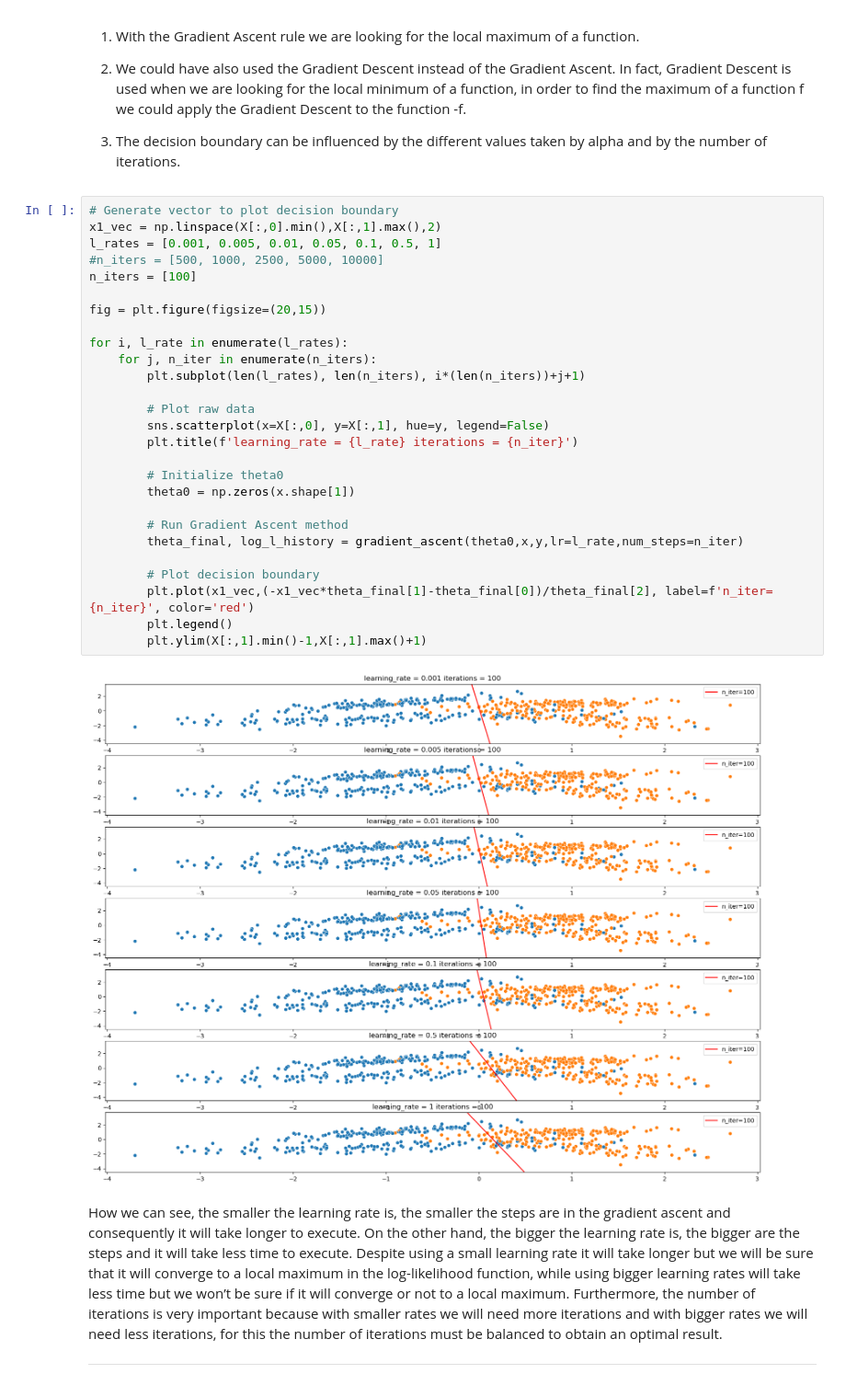
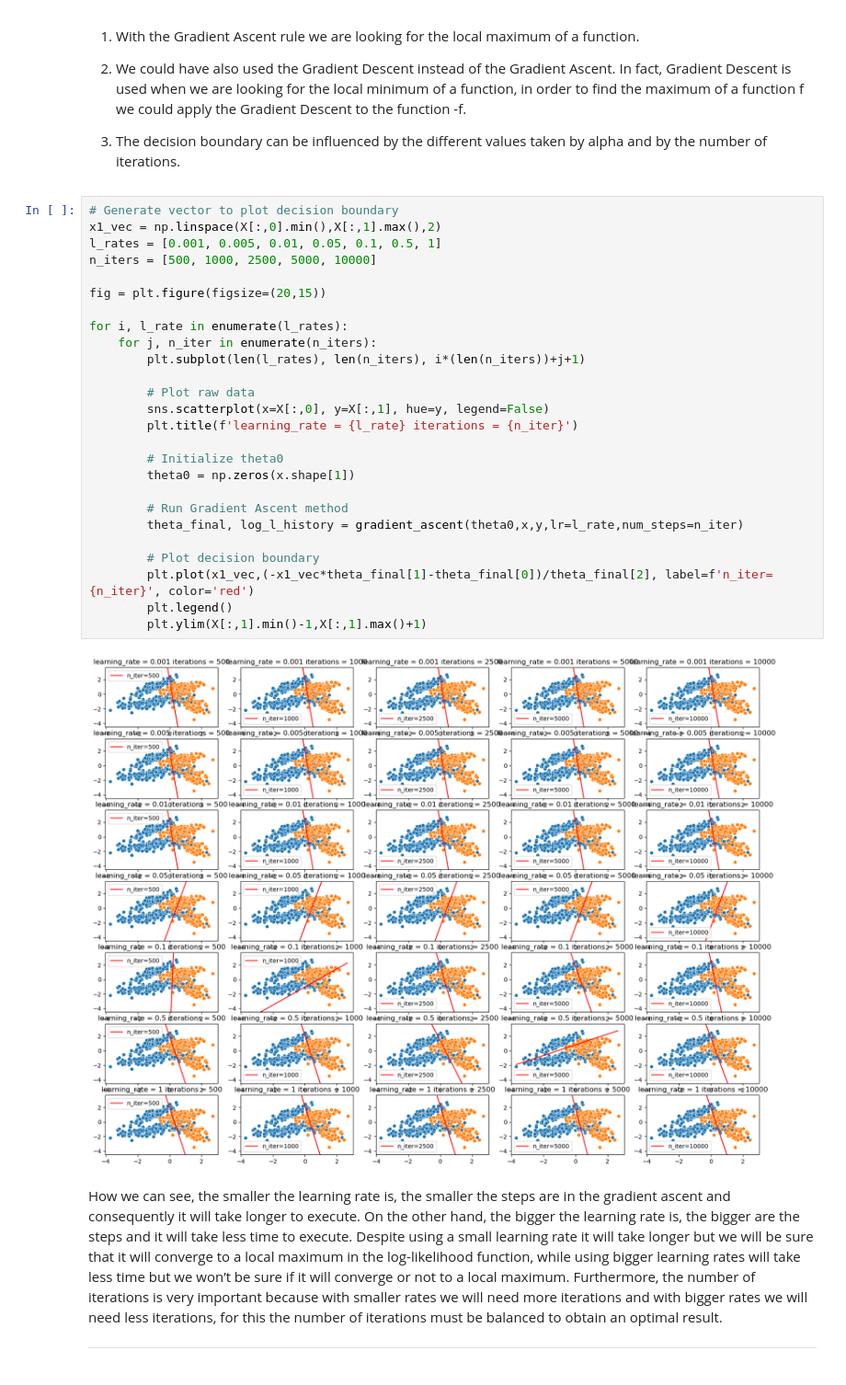
Before and after one commit to DomizianoScarcelli/fundamentals-of-data-science, a Jupyter notebook: FDS_Homework_2.ipynb, the cells around one changed output. Shown at 92% size. Cells and saved outputs as stored; diff of their text form.

```diff
--- a/FDS_Homework_2.ipynb
+++ b/FDS_Homework_2.ipynb
@@ -327,32 +356,31 @@ theta_GA = theta_final.copy()
 # %%
 # Generate vector to plot decision boundary
 x1_vec = np.linspace(X[:,0].min(),X[:,1].max(),2)
 l_rates = [0.001, 0.005, 0.01, 0.05, 0.1, 0.5, 1]
-#n_iters = [500, 1000, 2500, 5000, 10000]
-n_iters = [100]
+n_iters = [500, 1000, 2500, 5000, 10000]
 
 fig = plt.figure(figsize=(20,15))
 
 for i, l_rate in enumerate(l_rates):
     for j, n_iter in enumerate(n_iters):
         plt.subplot(len(l_rates), len(n_iters), i*(len(n_iters))+j+1)
 
         # Plot raw data
         sns.scatterplot(x=X[:,0], y=X[:,1], hue=y, legend=False)
         plt.title(f'learning_rate = {l_rate} iterations = {n_iter}')
 
         # Initialize theta0
         theta0 = np.zeros(x.shape[1])
 
         # Run Gradient Ascent method
         theta_final, log_l_history = gradient_ascent(theta0,x,y,lr=l_rate,num_steps=n_iter)
 
         # Plot decision boundary
         plt.plot(x1_vec,(-x1_vec*theta_final[1]-theta_final[0])/theta_final[2], label=f'n_iter={n_iter}', color='red')
         plt.legend()
         plt.ylim(X[:,1].min()-1,X[:,1].max()+1)
 # %% [output]
-[figure, old version]
+[figure, new version]
 # %% [markdown]
 How we can see, the smaller the learning rate is, the smaller the steps are in the gradient ascent and consequently it will take longer to execute.
 On the other hand, the bigger the learning rate is, the bigger are the steps and it will take less time to execute.
```
Also changed, not shown: parts of 5 cells of this notebook.
